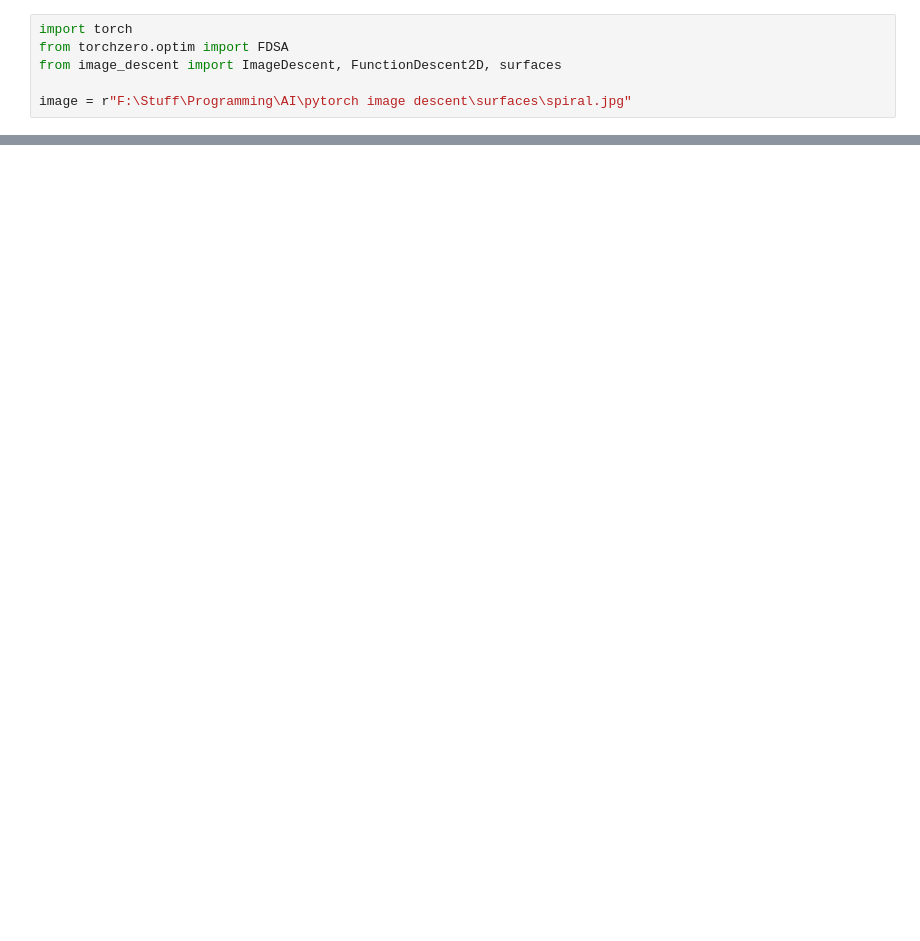
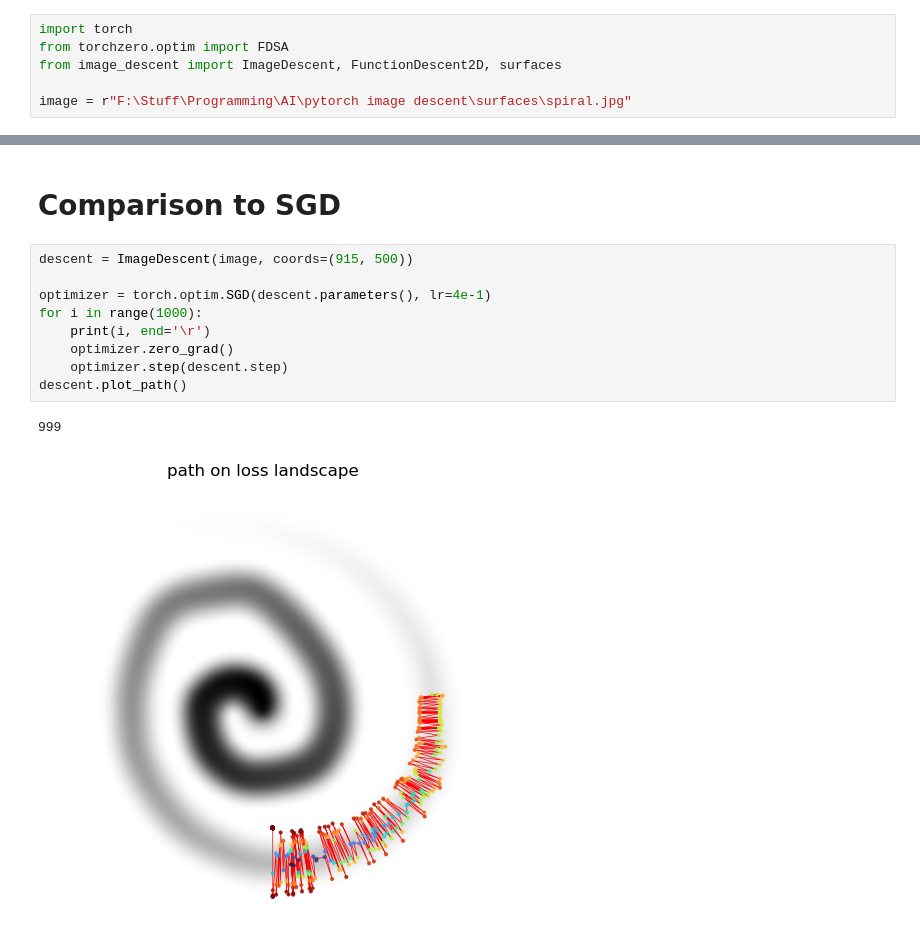
Before and after one commit to inikishev/torchzero-old, a Jupyter notebook: notebooks/algos/FDSA.ipynb, the cells around one changed output, grey strips where cells are left out. Saved outputs shown, nothing was run; the diff lists cells and outputs as text; blank space fills up the shorter version.

```diff
--- a/notebooks/algos/FDSA.ipynb
+++ b/notebooks/algos/FDSA.ipynb
@@ -19,0 +20,14 @@ descent.plot_path()
+# %% [markdown]
+# Comparison to SGD
+# %%
+descent = ImageDescent(image, coords=(915, 500))
+
+optimizer = torch.optim.SGD(descent.parameters(), lr=4e-1)
+for i in range(1000):
+    print(i, end='\r')
+    optimizer.zero_grad()
+    optimizer.step(descent.step)
+descent.plot_path()
+# %% [output]
+999
+[figure, added]
```
Also changed, not shown: parts of 1 cell of this notebook, 39 other files.
